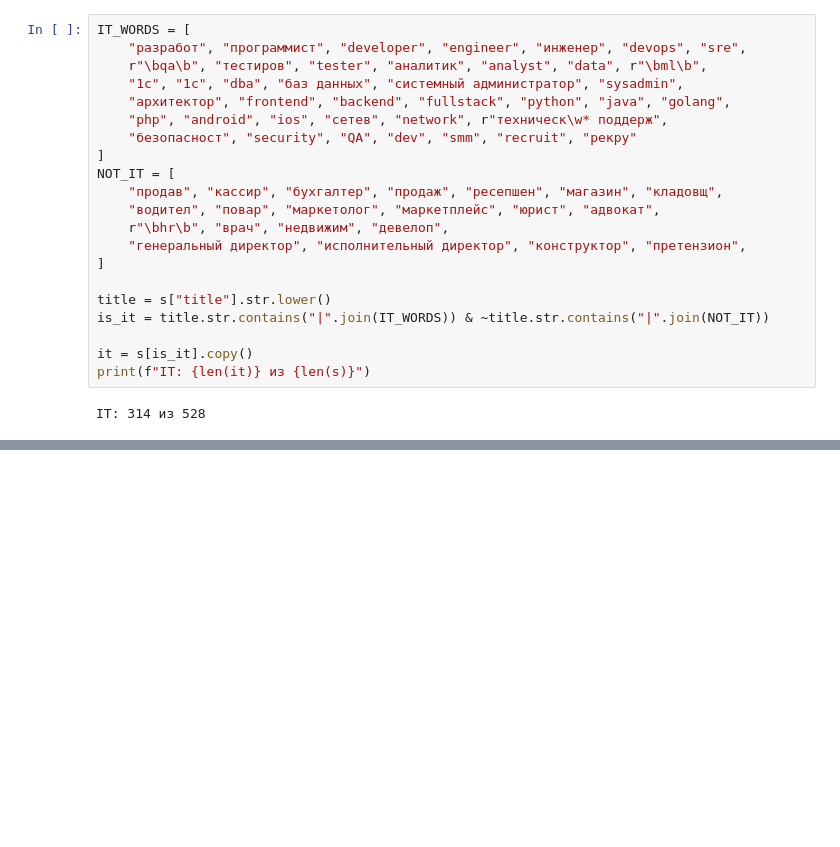
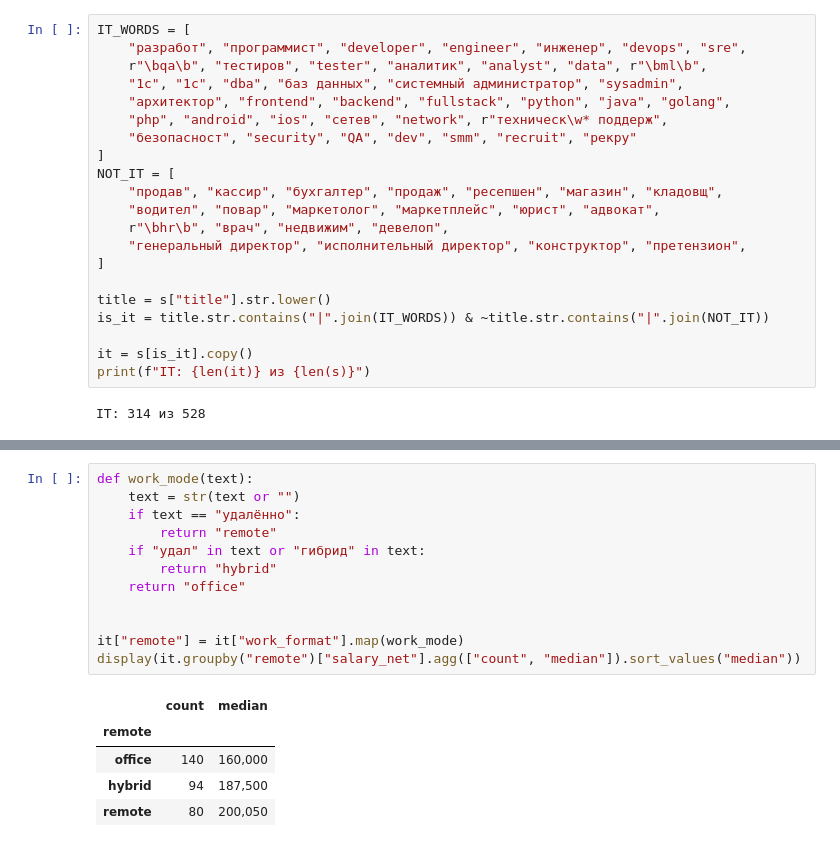
Before and after one commit to tys1g/it-salary-ru, a Jupyter notebook: notebooks/03_hh_model.ipynb, the cells around one changed output, grey strips where cells are left out. Saved outputs shown, nothing was run; the diff lists cells and outputs as text; blank space fills up the shorter version.

```diff
--- a/notebooks/03_hh_model.ipynb
+++ b/notebooks/03_hh_model.ipynb
@@ -119,0 +149,18 @@ IT: 314 из 528
+# %%
+def work_mode(text):
+    text = str(text or "")
+    if text == "удалённо":
+        return "remote"
+    if "удал" in text or "гибрид" in text:
+        return "hybrid"
+    return "office"
+
+
+it["remote"] = it["work_format"].map(work_mode)
+display(it.groupby("remote")["salary_net"].agg(["count", "median"]).sort_values("median"))
+# %% [output]
+|  | count | median |
+| remote |  |  |
+| office | 140 | 160,000 |
+| hybrid | 94 | 187,500 |
+| remote | 80 | 200,050 |
```
Also changed, not shown: parts of 7 cells of this notebook.
